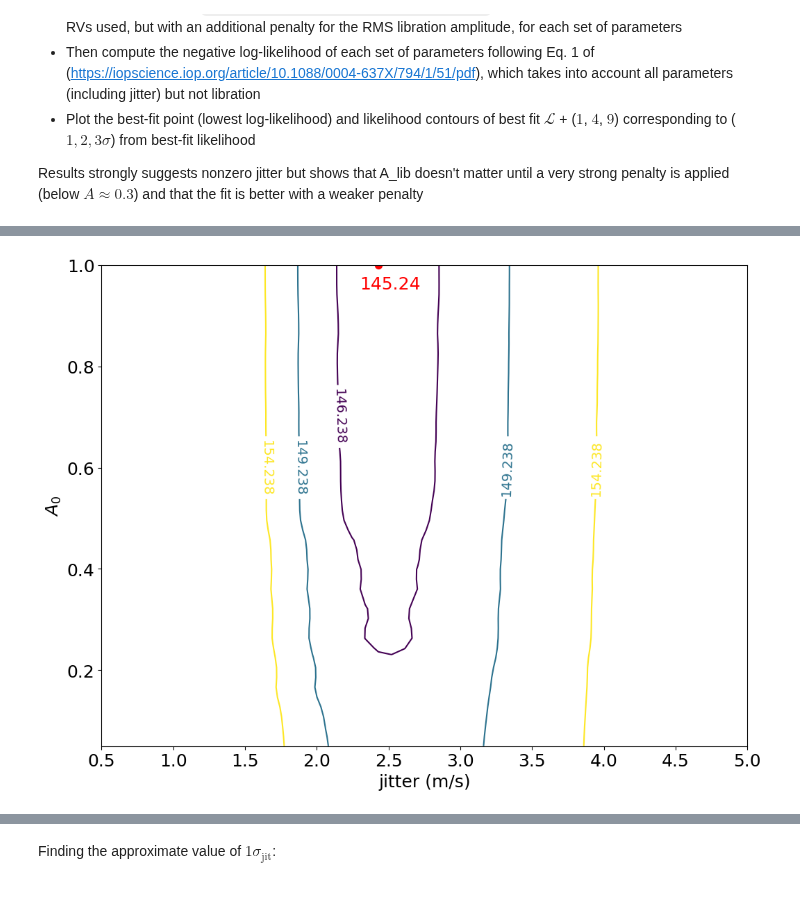
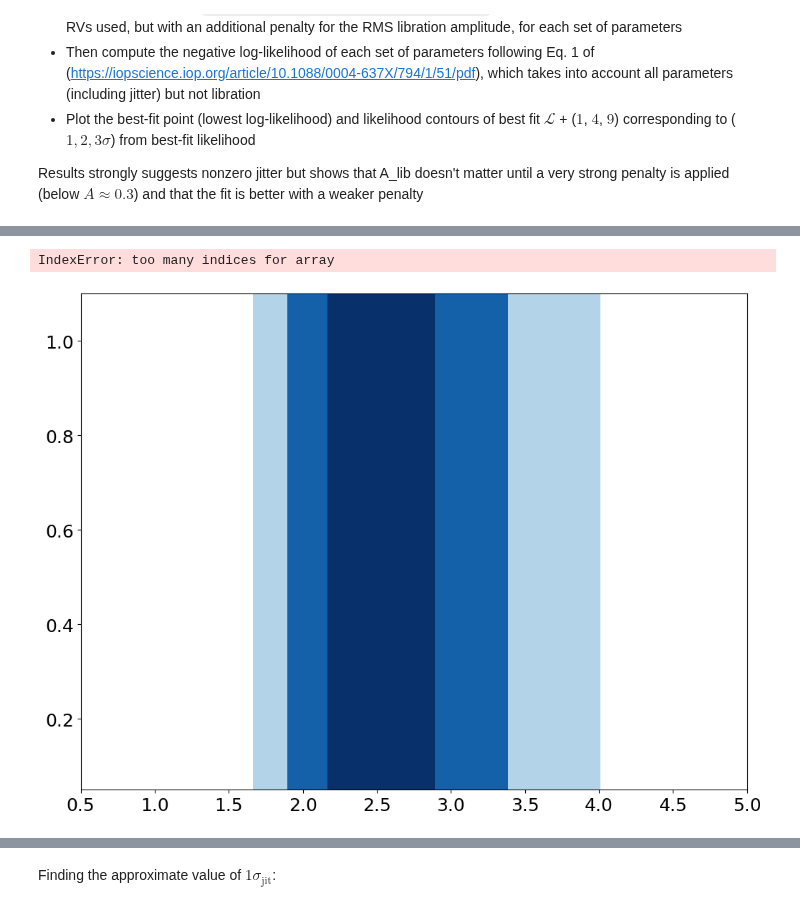
Before and after one commit to ia-chow/SURF2022, a Jupyter notebook: SURF/hd45364_jitter_sini_EDITED.ipynb, the cells around one changed output, grey strips where cells are left out. Drawn from its saved outputs; the diff is of its cells as text; code cells hidden in the pictures.

Commit message:
updated plots for 0.5-5 and 0-0.2

```diff
--- a/SURF/hd45364_jitter_sini_EDITED.ipynb
+++ b/SURF/hd45364_jitter_sini_EDITED.ipynb
@@ -690,41 +771,43 @@ Results strongly suggests nonzero jitter but shows that A_lib doesn't matter unt
 # %%
 import scipy.ndimage
 neg_log_likelihoods = np.load('neg_log_likelihoods_everything_contours.npy')
 
-sigma=1.
+sigma=1.2
 neg_log_likelihoods = scipy.ndimage.filters.gaussian_filter(neg_log_likelihoods, sigma)
 
 # min_likelihood = 144.46
 min_likelihood = np.min(neg_log_likelihoods)
 min_likelihood_index = tuple(np.argwhere(neg_log_likelihoods == min_likelihood).reshape(-1))
 
 # locations of contour labels
 manual_locations = [(2.4, 0.7), (1.7, 0.6), (2.0, 0.6), (3.3, 0.6), (3.9, 0.6)]
 # levels
 levels = [min_likelihood + 1, min_likelihood + 4, min_likelihood + 9]
 # levels = [min_likelihood + 1, min_likelihood + 4, min_likelihood + 9,
 #                             min_likelihood + 16, min_likelihood + 25, min_likelihood + 36,
 #                             min_likelihood + 49, min_likelihood + 64, min_likelihood + 81,
 #                             min_likelihood + 100]
 
 # plotting
-plt.figure(figsize = (12, 9))
-fig = plt.contour(jitters_grid, Alibs_grid, neg_log_likelihoods,
-                  levels = levels,
-                  label='negative log likelihoods')
+fig_, ax = plt.subplots(nrows=1, ncols=1, figsize = (12, 9), dpi=100)
+fig = plt.contourf(jitters_grid, Alibs_grid, neg_log_likelihoods, levels = levels, cmap=plt.get_cmap('Blues_r'), alpha=1.,
+                   antialiased=True, extend='min', label='negative log likelihoods')
 # fig2 = plt.contour(jitters_grid_05, Alibs_grid_05, neg_log_likelihoods_05, levels = [396, 397, 397.5])
 plt.scatter(jitters_grid[min_likelihood_index], Alibs_grid[min_likelihood_index], label = 'Best fit', color='red', s=50)
 plt.annotate(f'{np.round(min_likelihood, 2)}', xy=(jitters_grid[min_likelihood_index], Alibs_grid[min_likelihood_index]),
               xycoords='data', textcoords='axes fraction', xytext=(0.4, 0.95), color='red')
-plt.xlabel('jitter (m/s)'), plt.ylabel(r'$A_{0}$')
-plt.clabel(fig, inline=True, fontsize=14, manual=manual_locations)
+plt.xlabel('jitter (m/s)'), plt.ylabel(r'$S$')
+# plt.clabel(fig, inline=True, fontsize=28, colors='k')#, manual=manual_locations)
 # plt.clabel(fig, inline=True, fontsize=14)
 # plt.clabel(fig2, inline=True, fontsize=14)
 # yticks
-plt.tick_params(axis='y', which='minor')
-# plt.set_tick_params(which='minor', bottom=False)
-plt.ylim(top=1.0)
+plt.tick_params('both', length=6, width=1.5, which='major')
+plt.tick_params('both', length=3, width=0.75, which='minor')
+ax.yaxis.set_major_locator(MultipleLocator(0.1))
+ax.yaxis.set_minor_locator(MultipleLocator(0.05))
+plt.ylim(top=1.)
 # plt.legend(loc='upper right')
-plt.savefig('2021_fall-2022_winter/paper_figures/Alib_jitter_sini_contour.png')#, fmt='png')
+plt.savefig('2021_fall-2022_winter/paper_figures/Alib_jitter_sini_contour_05_5.png')#, fmt='png')
 # %% [output]
+IndexError: too many indices for array
-[figure, old version]
+[figure, new version]
```
Also changed, not shown: parts of 24 cells of this notebook, 5 other files.
